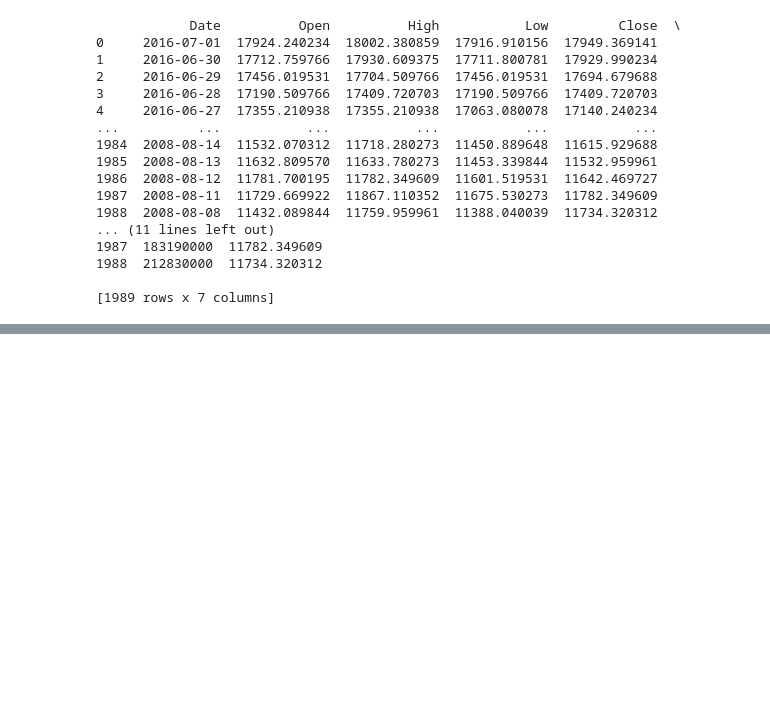
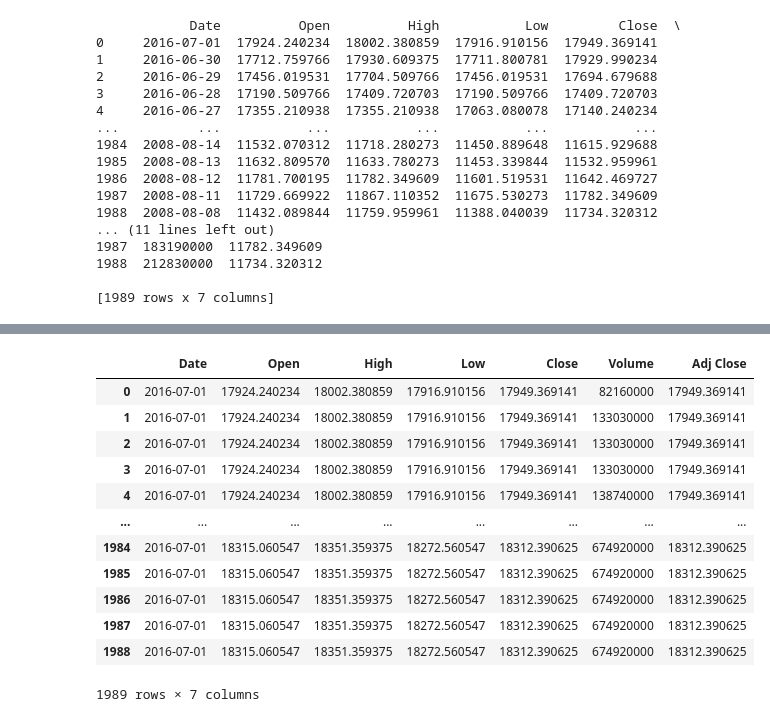
Before and after one commit to Naitikpareek123/Naitikpareek123, a Jupyter notebook: python/project3/practics.ipynb, the cells around one changed output, grey strips where cells are left out. Drawn from its saved outputs; the diff is of its cells as text; code cells hidden in the pictures; blank space fills up the shorter version.

```diff
--- a/python/project3/practics.ipynb
+++ b/python/project3/practics.ipynb
@@ -97,0 +183,16 @@ print(data)
+# %%
+data.cummax()
+# %% [output]
+|  | Date | Open | High | Low | Close | Volume | Adj Close |
+| 0 | 2016-07-01 | 17924.240234 | 18002.380859 | 17916.910156 | 17949.369141 | 82160000 | 17949.369141 |
+| 1 | 2016-07-01 | 17924.240234 | 18002.380859 | 17916.910156 | 17949.369141 | 133030000 | 17949.369141 |
+| 2 | 2016-07-01 | 17924.240234 | 18002.380859 | 17916.910156 | 17949.369141 | 133030000 | 17949.369141 |
+| 3 | 2016-07-01 | 17924.240234 | 18002.380859 | 17916.910156 | 17949.369141 | 133030000 | 17949.369141 |
+| 4 | 2016-07-01 | 17924.240234 | 18002.380859 | 17916.910156 | 17949.369141 | 138740000 | 17949.369141 |
+| ... | ... | ... | ... | ... | ... | ... | ... |
+| 1984 | 2016-07-01 | 18315.060547 | 18351.359375 | 18272.560547 | 18312.390625 | 674920000 | 18312.390625 |
+| 1985 | 2016-07-01 | 18315.060547 | 18351.359375 | 18272.560547 | 18312.390625 | 674920000 | 18312.390625 |
+| 1986 | 2016-07-01 | 18315.060547 | 18351.359375 | 18272.560547 | 18312.390625 | 674920000 | 18312.390625 |
+| 1987 | 2016-07-01 | 18315.060547 | 18351.359375 | 18272.560547 | 18312.390625 | 674920000 | 18312.390625 |
+| 1988 | 2016-07-01 | 18315.060547 | 18351.359375 | 18272.560547 | 18312.390625 | 674920000 | 18312.390625 |
+1989 rows × 7 columns
```
Also changed, not shown: parts of 13 cells of this notebook.
